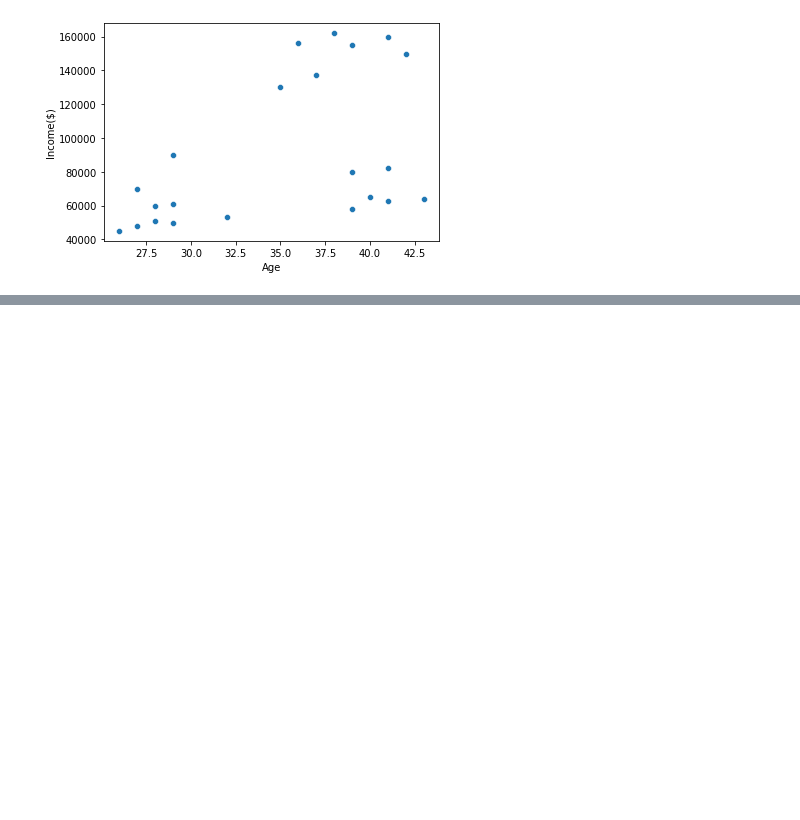
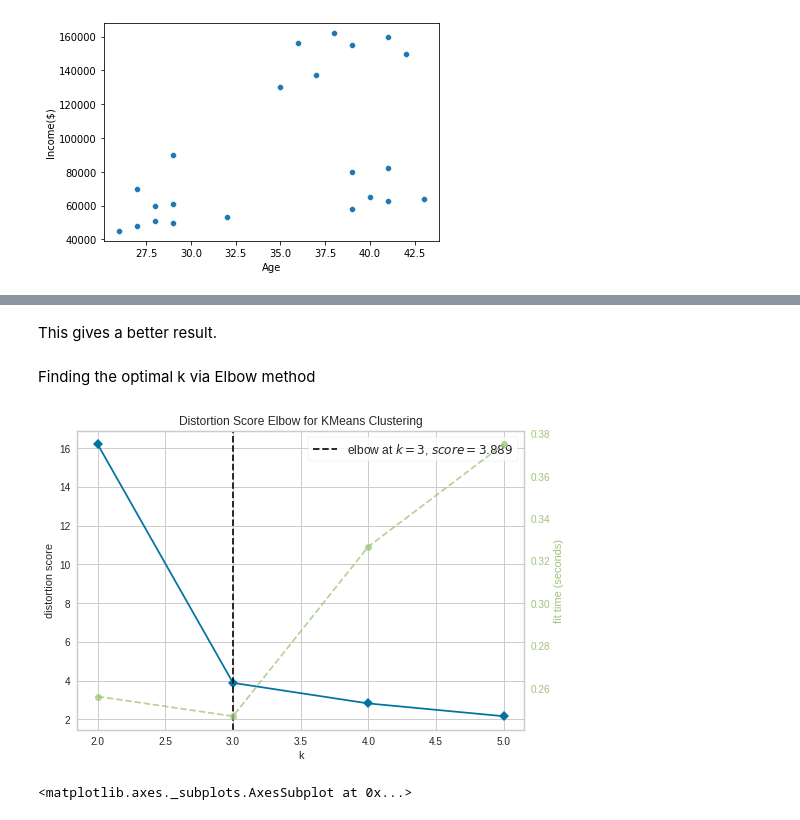
Before and after one commit to rohankavari/MachineLearning, a Jupyter notebook: Kmeans.ipynb, the cells around one changed output, grey strips where cells are left out. Drawn from its saved outputs; the diff is of its cells as text; code cells hidden in the pictures; blank space fills up the shorter version.

```diff
--- a/Kmeans.ipynb
+++ b/Kmeans.ipynb
@@ -34,0 +91,14 @@ Visually we can say that there are 3 clusters. Lets find it via code
+# %% [markdown]
+This gives a better result.
+# %% [markdown]
+Finding the optimal k via Elbow method
+# %%
+from yellowbrick.cluster import KElbowVisualizer
+
+visualizer = KElbowVisualizer(kmeans, k=(2,6))
+
+visualizer.fit(df[['Age','Income($)']])        # Fit the data to the visualizer
+visualizer.show()
+# %% [output]
+[figure, added]
+<matplotlib.axes._subplots.AxesSubplot at 0x...>
```
Also changed, not shown: parts of 9 cells of this notebook.
